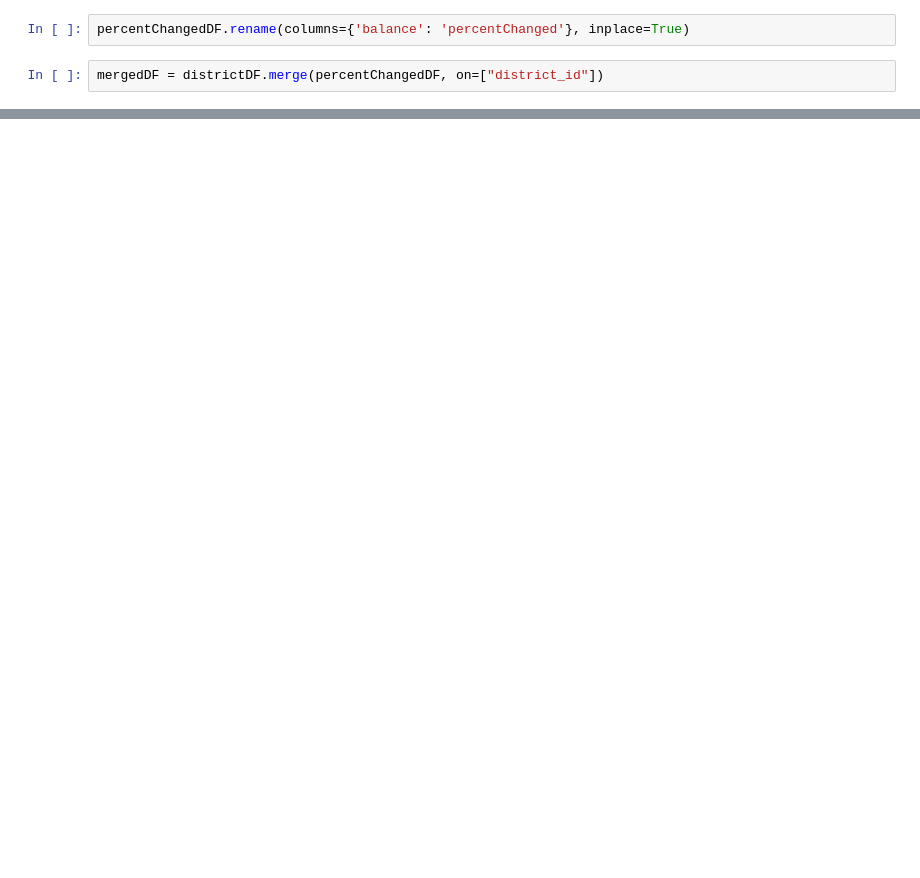
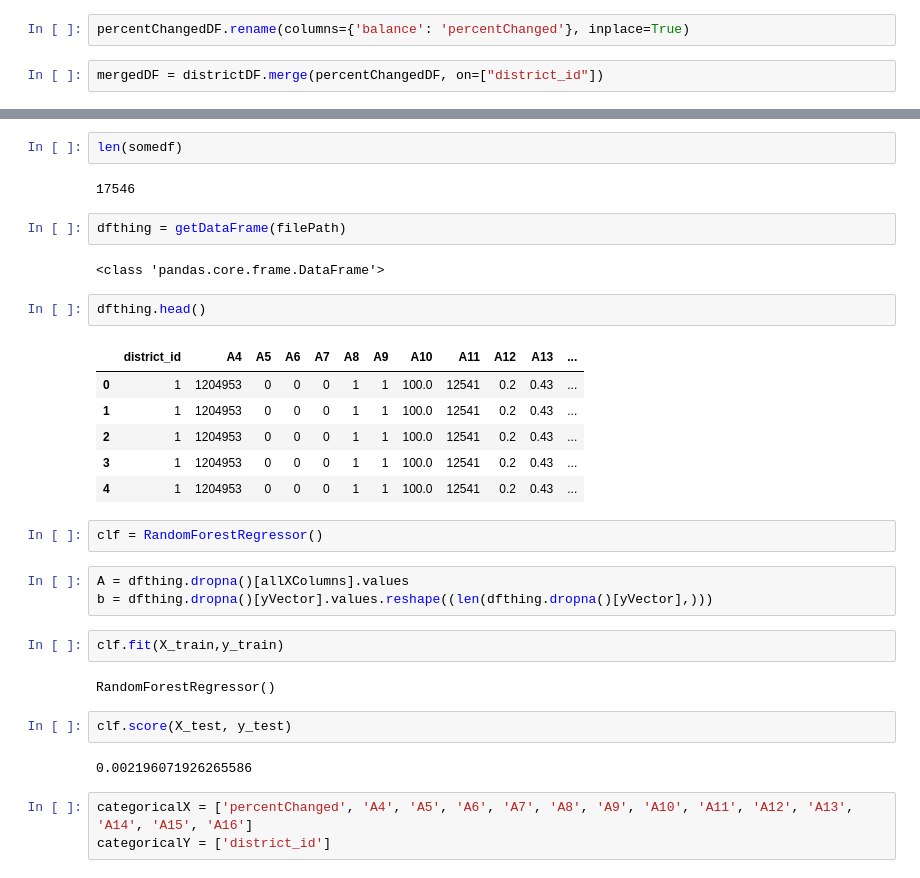
Before and after one commit to LaneMatthewJ/teamAllBlacks_czechBanking, a Jupyter notebook: RegressionAttempt.ipynb, the cells around one changed output, grey strips where cells are left out. Drawn from its saved outputs; the diff is of its cells as text; blank space fills up the shorter version.

```diff
--- a/RegressionAttempt.ipynb
+++ b/RegressionAttempt.ipynb
@@ -81,0 +297,33 @@ mergedDF
+# %%
+len(somedf)
+# %% [output]
+17546
+# %%
+dfthing = getDataFrame(filePath)
+# %% [output]
+<class 'pandas.core.frame.DataFrame'>
+# %%
+dfthing.head()
+# %% [output]
+|  | district_id | A4 | A5 | A6 | A7 | A8 | A9 | A10 | A11 | A12 | A13 | ... |
+| 0 | 1 | 1204953 | 0 | 0 | 0 | 1 | 1 | 100.0 | 12541 | 0.2 | 0.43 | ... |
+| 1 | 1 | 1204953 | 0 | 0 | 0 | 1 | 1 | 100.0 | 12541 | 0.2 | 0.43 | ... |
+| 2 | 1 | 1204953 | 0 | 0 | 0 | 1 | 1 | 100.0 | 12541 | 0.2 | 0.43 | ... |
+| 3 | 1 | 1204953 | 0 | 0 | 0 | 1 | 1 | 100.0 | 12541 | 0.2 | 0.43 | ... |
+| 4 | 1 | 1204953 | 0 | 0 | 0 | 1 | 1 | 100.0 | 12541 | 0.2 | 0.43 | ... |
+# %%
+clf = RandomForestRegressor()
+# %%
+A = dfthing.dropna()[allXColumns].values
+b = dfthing.dropna()[yVector].values.reshape((len(dfthing.dropna()[yVector],)))
+# %%
+clf.fit(X_train,y_train)
+# %% [output]
+RandomForestRegressor()
+# %%
+clf.score(X_test, y_test)
+# %% [output]
+0.002196071926265586
+# %%
+categoricalX = ['percentChanged', 'A4', 'A5', 'A6', 'A7', 'A8', 'A9', 'A10', 'A11', 'A12', 'A13', 'A14', 'A15', 'A16']
+categoricalY = ['district_id']
```
Also changed, not shown: parts of 24 cells of this notebook.
